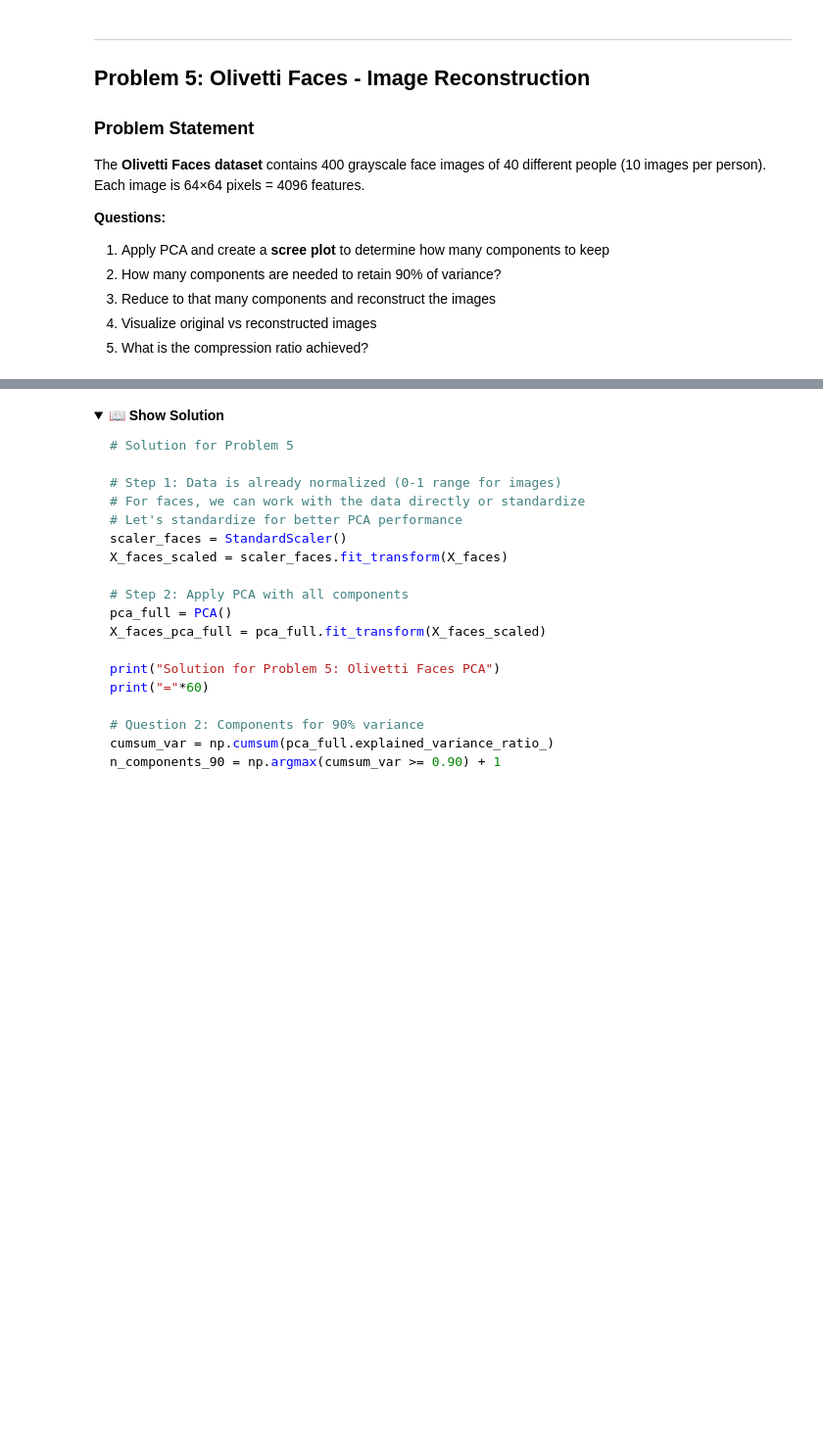
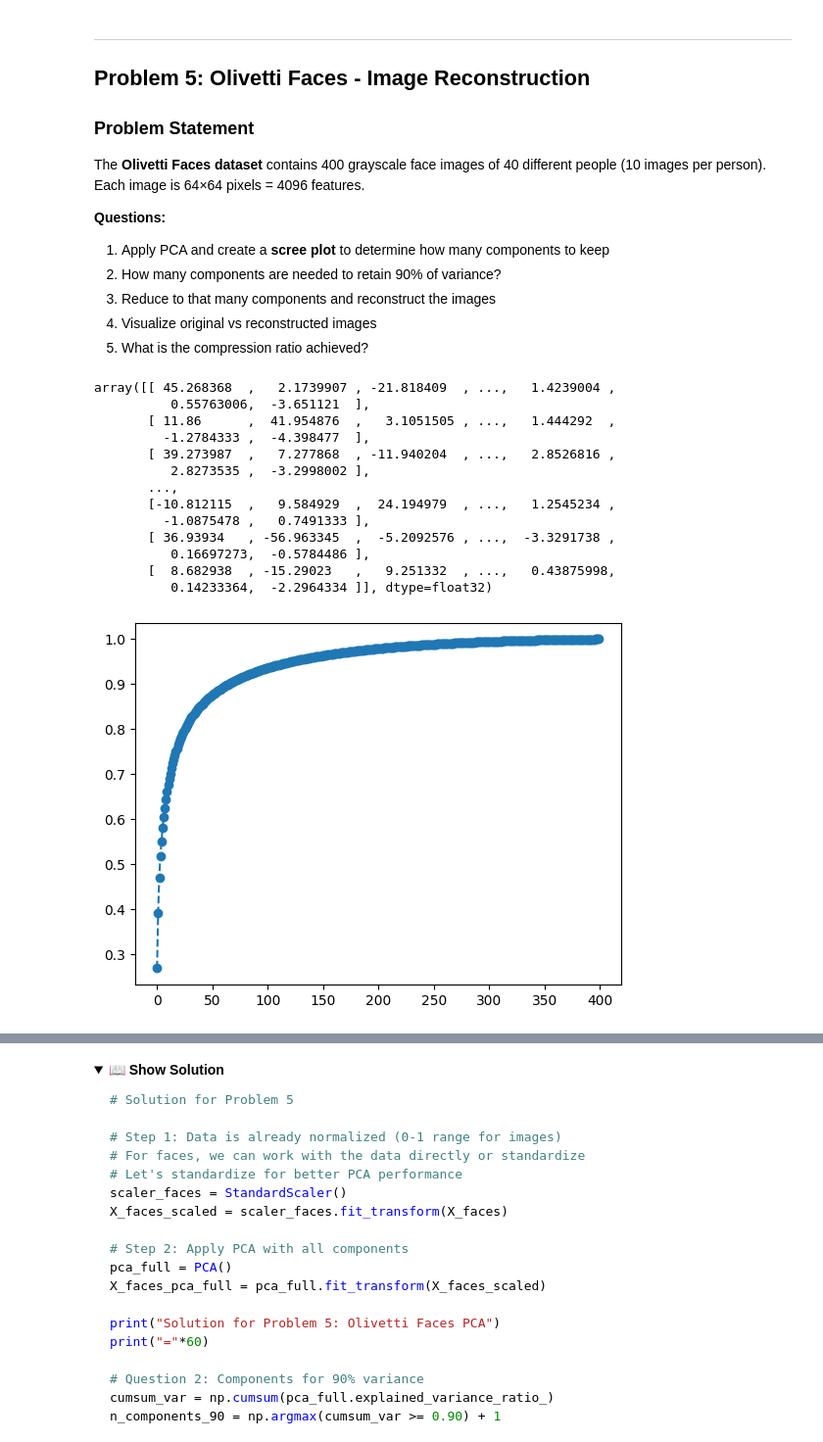
Before and after one commit to kumaramardeep342/AI_Lab, a Jupyter notebook: 5_tutorial_Opt_PCA/Optimization_PCA_Tutorial_03_feb_2025.ipynb, the cells around one changed output, grey strips where cells are left out. Shown at 98% size. Cells and saved outputs as stored; diff of their text form; code cells hidden in the pictures; folded sections open; blank space fills up the shorter version.

```diff
--- a/5_tutorial_Opt_PCA/Optimization_PCA_Tutorial_03_feb_2025.ipynb
+++ b/5_tutorial_Opt_PCA/Optimization_PCA_Tutorial_03_feb_2025.ipynb
@@ -591,6 +1037,62 @@ The **Olivetti Faces dataset** contains 400 grayscale face images of 40 differen
 3. Reduce to that many components and reconstruct the images
 4. Visualize original vs reconstructed images
 5. What is the compression ratio achieved?
+# %%
+# steps
+# load + Read Dataset
+# scaling
+# apply the pca
+# visualize the result
+
+# load + Read Dataset
+from sklearn.datasets import fetch_olivetti_faces
+faces = fetch_olivetti_faces()
+X_faces = faces.data
+y_faces = faces.target
+
+# scaling
+from sklearn.preprocessing import StandardScaler
+scaler = StandardScaler()
+X_faces_scaled = scaler.fit_transform(X_faces)
+
+# apply the full pca
+from sklearn.decomposition import PCA
+pca = PCA(random_state=42)
+X_faces_pca_full = pca.fit_transform(X_faces_scaled)
+
+# visualize the result
+import matplotlib.pyplot as plt
+cum_sum_var = np.cumsum(pca.explained_variance_ratio_)
+n_compenent_90 = np.argmax(cum_sum_var>0.9)+1
+plt.plot(cum_sum_var,marker='o',linestyle = 'dashed')
+n_compenent_90
+
+# apply the pca , n_components=66
+pca_66 = PCA(n_components=66,random_state=42)
+X_faces_pca = pca_66.fit_transform(X_faces_scaled)
+X_pca_inverse = pca_66.inverse_transform(X_faces_pca)
+X_scaled_inverse = scaler.inverse_transform(X_pca_inverse)
+
+# compression :
+total_size = 4096
+reduced = 66
+compression_ration = total_size/reduced
+X_faces_pca
+# %% [output]
+array([[ 45.268368  ,   2.1739907 , -21.818409  , ...,   1.4239004 ,
+          0.55763006,  -3.651121  ],
+       [ 11.86      ,  41.954876  ,   3.1051505 , ...,   1.444292  ,
+         -1.2784333 ,  -4.398477  ],
+       [ 39.273987  ,   7.277868  , -11.940204  , ...,   2.8526816 ,
+          2.8273535 ,  -3.2998002 ],
+       ...,
+       [-10.812115  ,   9.584929  ,  24.194979  , ...,   1.2545234 ,
+         -1.0875478 ,   0.7491333 ],
+       [ 36.93934   , -56.963345  ,  -5.2092576 , ...,  -3.3291738 ,
+          0.16697273,  -0.5784486 ],
+       [  8.682938  , -15.29023   ,   9.251332  , ...,   0.43875998,
+          0.14233364,  -2.2964334 ]], dtype=float32)
+[figure, added]
 # %%
 # Data for Problem 5
 faces = fetch_olivetti_faces()
```
Also changed, not shown: parts of 25 cells of this notebook, 9 other files.
